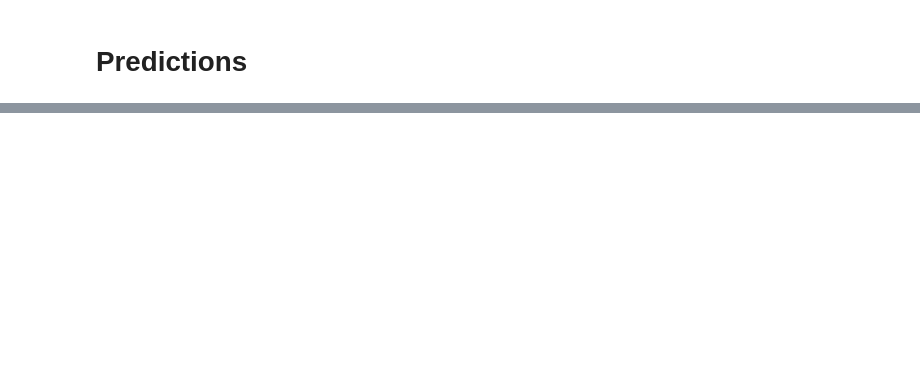
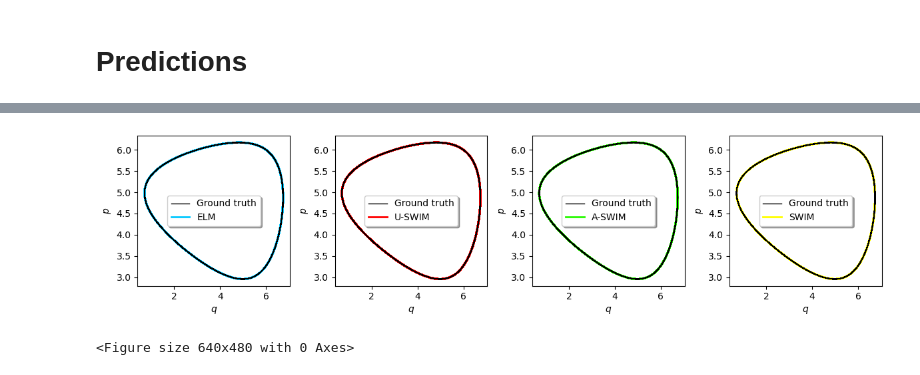
Before and after one commit to AlphaGergedan/Random-HNN, a Jupyter notebook: notebooks/integration/lotka_volterra.ipynb, the cells around one changed output, grey strips where cells are left out. Drawn from its saved outputs; the diff is of its cells as text; code cells hidden in the pictures; blank space fills up the shorter version.

```diff
--- a/notebooks/integration/lotka_volterra.ipynb
+++ b/notebooks/integration/lotka_volterra.ipynb
@@ -251 +294,6 @@ plot_predicted_trajectory_energy(t_span, t_eval, energy_true, energy_elm, energy
 ... (8 outputs left out)
+# %%
+dH_elm =   lambda x: backward(ELM, elm_params['activation'], x)
+dH_uswim = lambda x: backward(USWIM, uswim_params['activation'], x)
+dH_aswim = lambda x: backward(ASWIM, aswim_params['activation'], x)
+dH_swim = lambda x: backward(SWIM, swim_params['activation'], x)
@@ -251,0 +343,73 @@ plot_predicted_trajectory_energy(t_span, t_eval, energy_true, energy_elm, energy
+# %%
+print(f"-> integrating ELM")
+traj_pred_elm = np.array([y0])
+for i in range(n_steps-1):
+    y_next = semi_implicit_euler.step(traj_pred_elm[-1].reshape(1,-1), dH_elm, dt)
+    traj_pred_elm = np.append(traj_pred_elm, y_next, axis=0)
+print(f"-> integrating U-SWIM")
+traj_pred_uswim = np.array([y0])
+for i in range(n_steps-1):
+    y_next = semi_implicit_euler.step(traj_pred_uswim[-1].reshape(1,-1), dH_uswim, dt)
+    traj_pred_uswim = np.append(traj_pred_uswim, y_next, axis=0)
+print(f"-> integrating A-SWIM")
+traj_pred_aswim = np.array([y0])
+for i in range(n_steps-1):
+    y_next = semi_implicit_euler.step(traj_pred_aswim[-1].reshape(1,-1), dH_aswim, dt)
+    traj_pred_aswim = np.append(traj_pred_aswim, y_next, axis=0)
+print(f"-> integrating SWIM")
+traj_pred_swim = np.array([y0])
+for i in range(n_steps-1):
+    y_next = semi_implicit_euler.step(traj_pred_swim[-1].reshape(1,-1), dH_swim, dt)
+    traj_pred_swim = np.append(traj_pred_swim, y_next, axis=0)
+
+plot_predicted_trajectories_2d(t_span, t_eval, traj_true, traj_pred_elm, traj_pred_uswim, traj_pred_aswim, traj_pred_swim,
+                               zorders=[2,1,1,1,1], linewidths=[1,2,2,2,2], verbose=True,
+                               save=['single_pendulum_predicted_integration_explicit_euler_q_against_p.pdf', 'single_pendulum_predicted_integration_explicit_euler_t_against_q.pdf', 'single_pendulum_predicted_integration_explicit_euler_t_against_p.pdf'])
+
+plot_predicted_trajectory_errors(t_span, t_eval, traj_true, traj_pred_elm, traj_pred_uswim, traj_pred_aswim, traj_pred_swim,
+                                zorders=[5,4,3,8], linewidths=[1,1,1,1], verbose=True, save='single_pendulum_predicted_integration_explicit_euler_errors.pdf')
+
+# true energies at the predicted trajectories
+energy_true = H(traj_true)
+plt.clf()
+plt.plot(t_eval, energy_true)
+plt.show()
+energy_elm = H(traj_pred_elm)
+energy_uswim = H(traj_pred_uswim)
+energy_aswim = H(traj_pred_aswim)
+energy_swim = H(traj_pred_swim)
+
+plot_predicted_trajectory_energy(t_span, t_eval, energy_true, energy_elm, energy_uswim, energy_aswim, energy_swim,
+                                 zorders=[2,14,7,8,9], linewidths=[1,1,1,1,1], verbose=True, save='single_pendulum_integration_explicit_euler_energies.pdf')
+
+
+plot_predicted_trajectory_errors(t_span, t_eval, energy_true, energy_elm, energy_uswim, energy_aswim, energy_swim,
+                                zorders=[5,4,3,8], linewidths=[1,1,1,1], verbose=True, save='single_pendulum_predicted_integration_explicit_euler_energy_errors.pdf')
+
+print(f"-------- ENERGIES ----")
+print(f"-> energy_true[0]    = {energy_true[0]}")
+print(f"-> energy_true[-1]   = {energy_true[-1]}")
+print(f"-> mean(energy_true) = {np.mean(energy_true)}")
+print(f"-> std(energy_true)  = {np.std(energy_true)}")
+print(f"----------------------")
+print(f"-> energy_elm[0]     = {energy_elm[0]}")
+print(f"-> energy_elm[-1]    = {energy_elm[-1]}")
+print(f"-> mean(energy_elm) = {np.mean(energy_elm)}")
+print(f"-> std(energy_elm)  = {np.std(energy_elm)}")
+print(f"----------------------")
+print(f"-> energy_uswim[0]    = {energy_uswim[0]}")
+print(f"-> energy_uswim[-1]   = {energy_uswim[-1]}")
+print(f"-> mean(energy_uswim) = {np.mean(energy_uswim)}")
+print(f"-> std(energy_uswim)  = {np.std(energy_uswim)}")
+print(f"----------------------")
+print(f"-> energy_aswim[0]    = {energy_aswim[0]}")
+print(f"-> energy_aswim[-1]   = {energy_aswim[-1]}")
+print(f"-> mean(energy_aswim) = {np.mean(energy_aswim)}")
+print(f"-> std(energy_aswim)  = {np.std(energy_aswim)}")
+print(f"----------------------")
+print(f"-> energy_swim[0]    = {energy_swim[0]}")
+print(f"-> energy_swim[-1]   = {energy_swim[-1]}")
+print(f"-> mean(energy_swim) = {np.mean(energy_swim)}")
+print(f"-> std(energy_swim)  = {np.std(energy_swim)}")
+print(f"----------------------")
+# %% [output]
@@ -251,0 +420,2 @@ plot_predicted_trajectory_energy(t_span, t_eval, energy_true, energy_elm, energy
+[figure, added]
+<Figure size 640x480 with 0 Axes>
```
Also changed, not shown: parts of 6 cells of this notebook, 7 other files.
